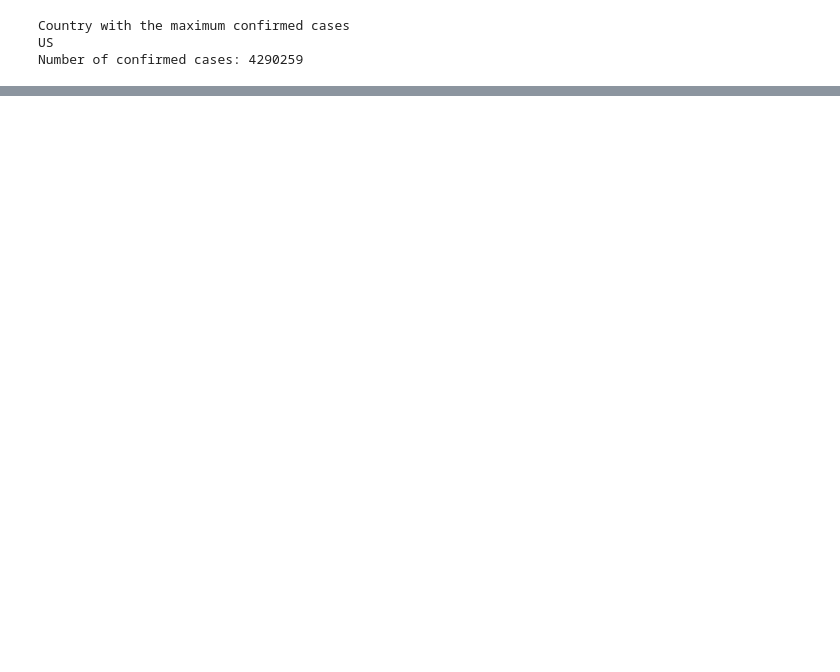
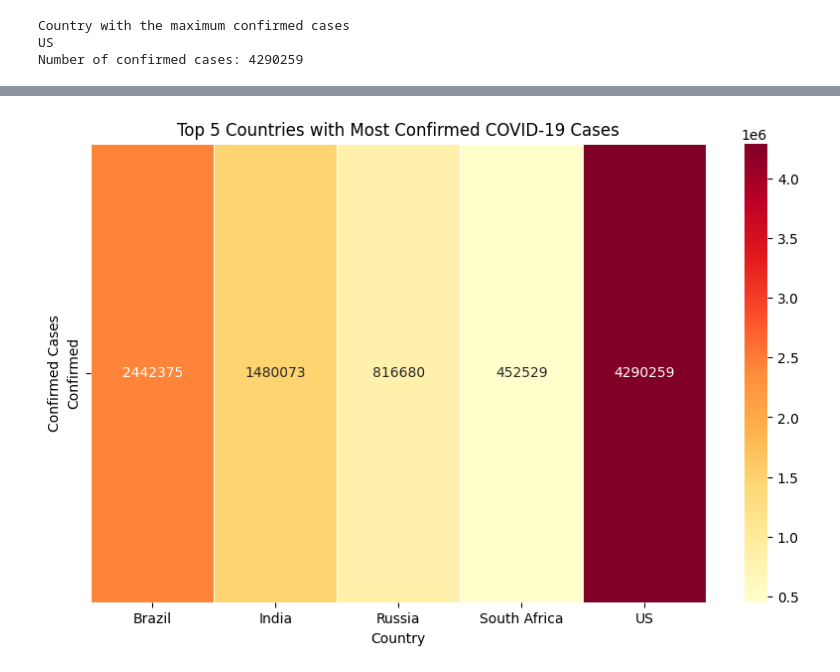
Before and after one commit to barshakc/Covid-19-Data-Analysis, a Jupyter notebook: Covid-19.ipynb, the cells around one changed output, grey strips where cells are left out. Drawn from its saved outputs; the diff is of its cells as text; code cells hidden in the pictures; blank space fills up the shorter version.

```diff
--- a/Covid-19.ipynb
+++ b/Covid-19.ipynb
@@ -137,3 +150,8 @@ print('Number of confirmed cases:',max_cases['Confirmed'])
 Country with the maximum confirmed cases
 US
 Number of confirmed cases: 4290259
+# %%
+# Sorting the top 5 countries with the most number of confirmed cases
+df=df.sort_values(by='Confirmed',ascending=False)
+top_5=df.head(5)
+top_5
@@ -139,0 +165,15 @@ Number of confirmed cases: 4290259
+# %%
+heatmap_data = top_5.set_index('Country/Region')['Confirmed'].reset_index()
+
+# Reshape the data for seaborn heatmap
+heatmap_data = heatmap_data.pivot_table(index=None, columns='Country/Region', values='Confirmed')
+
+# Plotting the heatmap
+plt.figure(figsize=(10, 6))
+sns.heatmap(heatmap_data, annot=True, fmt=".0f", cmap='YlOrRd', linewidths=0.5)
+plt.title('Top 5 Countries with Most Confirmed COVID-19 Cases')
+plt.xlabel('Country')
+plt.ylabel('Confirmed Cases')
+plt.show()
+# %% [output]
+[figure, added]
```
Also changed, not shown: parts of 6 cells of this notebook.
